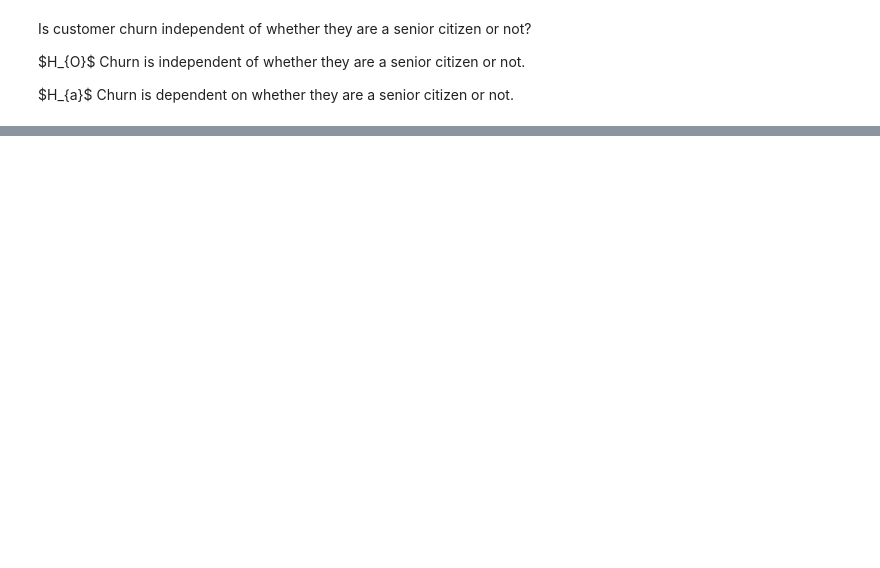
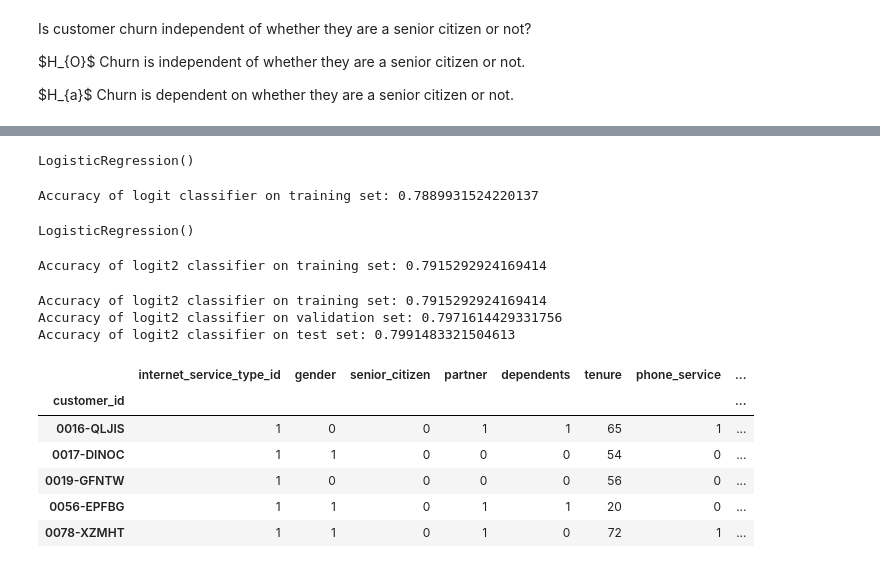
Before and after one commit to carlgriffin57/telco_churn_project, a Jupyter notebook: initial.ipynb, the cells around one changed output, grey strips where cells are left out. Saved outputs shown, nothing was run; the diff lists cells and outputs as text; code cells hidden in the pictures; blank space fills up the shorter version.

```diff
--- a/initial.ipynb
+++ b/initial.ipynb
@@ -570,0 +701,38 @@ if p < 0.05:
+# %%
+test_feat = ['contract_type', 'tenure', 'paperless_billing', 'monthly_charges']
+logit = LogisticRegression()
+logit.fit(X_train[test_feat], y_train)
+# %% [output]
+LogisticRegression()
+# %%
+print('\nAccuracy of logit classifier on training set:',logit.score(X_train[test_feat], y_train))
+# %% [output]
+Accuracy of logit classifier on training set: 0.7889931524220137
+# %%
+test_feat2 = ['contract_type', 'tenure', 'tech_support', 'senior_citizen', 'paperless_billing', 'monthly_charges']
+logit2 = LogisticRegression()
+logit2.fit(X_train[test_feat2], y_train)
+# %% [output]
+LogisticRegression()
+# %%
+print('\nAccuracy of logit2 classifier on training set:',logit2.score(X_train[test_feat2], y_train))
+# %% [output]
+Accuracy of logit2 classifier on training set: 0.7915292924169414
+# %%
+print('\nAccuracy of logit2 classifier on training set:',logit2.score(X_train[test_feat2], y_train))
+print('Accuracy of logit2 classifier on validation set:',logit2.score(X_validate[test_feat2], y_validate))
+print('Accuracy of logit2 classifier on test set:',logit2.score(X_test[test_feat2], y_test))
+# %% [output]
+Accuracy of logit2 classifier on training set: 0.7915292924169414
+Accuracy of logit2 classifier on validation set: 0.7971614429331756
+Accuracy of logit2 classifier on test set: 0.7991483321504613
+# %%
+telco_df2.head()
+# %% [output]
+|  | internet_service_type_id | gender | senior_citizen | partner | dependents | tenure | phone_service | ... |
+| customer_id |  |  |  |  |  |  |  | ... |
+| 0016-QLJIS | 1 | 0 | 0 | 1 | 1 | 65 | 1 | ... |
+| 0017-DINOC | 1 | 1 | 0 | 0 | 0 | 54 | 0 | ... |
+| 0019-GFNTW | 1 | 0 | 0 | 0 | 0 | 56 | 0 | ... |
+| 0056-EPFBG | 1 | 1 | 0 | 1 | 1 | 20 | 0 | ... |
+| 0078-XZMHT | 1 | 1 | 0 | 1 | 0 | 72 | 1 | ... |
```
Also changed, not shown: parts of 37 cells of this notebook.
